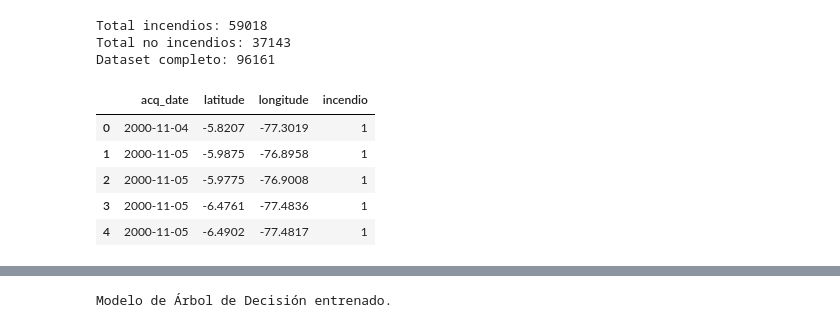
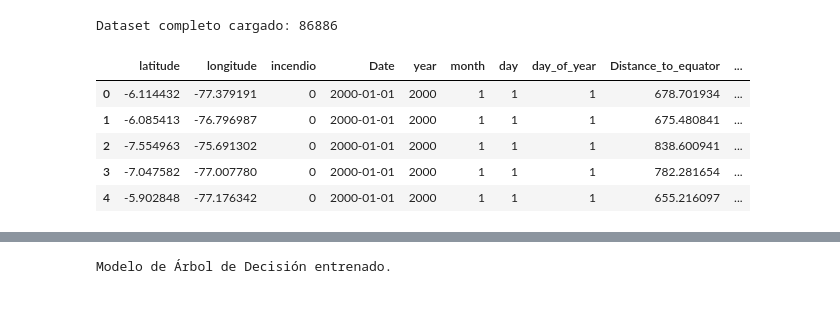
Before and after one commit to antoniozamora2002/Modelo-Machine-Learning-Para-Detectar-Incendios, a Jupyter notebook: Arbol-de-Decision-Model.ipynb, the cells around one changed output, grey strips where cells are left out. Drawn from its saved outputs; the diff is of its cells as text; code cells hidden in the pictures.

```diff
--- a/Arbol-de-Decision-Model.ipynb
+++ b/Arbol-de-Decision-Model.ipynb
@@ -10,76 +10,20 @@ import seaborn as sns
 import os
 import joblib
 # %%
-# Definir rangos de años
-years = range(2000, 2025)  # De 2000 a 2024 inclusive
-
-# Listas para acumular dataframes procesados
-modis_list = []
-no_incendios_list = []
-
-# Loop para cargar y procesar modis (incendios positivos)
-for year in years:
-    modis_file = f'Incendios/modis_{year}_Peru.csv'
-    if os.path.exists(modis_file):
-        modis_df_year = pd.read_csv(modis_file)
-
-        # Filtrar a región de San Martín
-        san_martin_modis_year = modis_df_year[
-            (modis_df_year['latitude'] >= -7.5) & (modis_df_year['latitude'] <= -5.5) &
-            (modis_df_year['longitude'] >= -77.5) & (modis_df_year['longitude'] <= -75.5)
-        ].copy() # <-- .copy() evita el warning
-
-        san_martin_modis_year['incendio'] = 1
-        san_martin_modis_year = san_martin_modis_year[['acq_date', 'latitude', 'longitude', 'incendio']]
-        modis_list.append(san_martin_modis_year)
-    else:
-        print(f"Archivo no encontrado: {modis_file}")
-
-# Loop para cargar y procesar no_incendios (negativos)
-for year in years:
-    no_incendios_file = f'NoIncendios/puntos_sin_incendio_sanmartin_{year}.csv'
-    if os.path.exists(no_incendios_file):
-        no_incendios_df_year = pd.read_csv(no_incendios_file)
-
-        # Parsear .geo para extraer lon y lat
-        no_incendios_df_year['longitude'] = no_incendios_df_year['.geo'].apply(lambda x: json.loads(x)['coordinates'][0])
-        no_incendios_df_year['latitude'] = no_incendios_df_year['.geo'].apply(lambda x: json.loads(x)['coordinates'][1])
-
-        # Filtrar a región de San Martín
-        no_incendios_df_year = no_incendios_df_year[
-            (no_incendios_df_year['latitude'] >= -7.5) &
-            (no_incendios_df_year['latitude'] <= -5.5) &
-            (no_incendios_df_year['longitude'] >= -77.5) &
-            (no_incendios_df_year['longitude'] <= -75.5)
-        ]
-
-        no_incendios_df_year['incendio'] = 0
-
-        no_incendios_df_year = no_incendios_df_year[['acq_date', 'latitude', 'longitude', 'incendio']]
-        no_incendios_list.append(no_incendios_df_year)
-    else:
-        print(f"Archivo no encontrado: {no_incendios_file}")
-
-# Combinar todos los dataframes
-all_modis = pd.concat(modis_list, ignore_index=True) if modis_list else pd.DataFrame()
-all_no_incendios = pd.concat(no_incendios_list, ignore_index=True) if no_incendios_list else pd.DataFrame()
-full_df = pd.concat([all_modis, all_no_incendios], ignore_index=True)
-
-# Ver totales
-print(f"Total incendios: {len(all_modis)}")
-print(f"Total no incendios: {len(all_no_incendios)}")
-print(f"Dataset completo: {len(full_df)}")
+full_df = pd.read_csv('dataset_maestro_completo.csv')
+full_df['acq_date'] = pd.to_datetime(full_df['Date'], errors='coerce')
+full_df = full_df.dropna(subset=['acq_date'])
+full_df = full_df.rename(columns={'target': 'incendio'})
+print(f"Dataset completo cargado: {len(full_df)}")
 full_df.head()
 # %% [output]
-Total incendios: 59018
-Total no incendios: 37143
-Dataset completo: 96161
+Dataset completo cargado: 86886
-|  | acq_date | latitude | longitude | incendio |
-| 0 | 2000-11-04 | -5.8207 | -77.3019 | 1 |
-| 1 | 2000-11-05 | -5.9875 | -76.8958 | 1 |
-| 2 | 2000-11-05 | -5.9775 | -76.9008 | 1 |
-| 3 | 2000-11-05 | -6.4761 | -77.4836 | 1 |
-| 4 | 2000-11-05 | -6.4902 | -77.4817 | 1 |
+|  | latitude | longitude | incendio | Date | year | month | day | day_of_year | Distance_to_equator | ... |
+| 0 | -6.114432 | -77.379191 | 0 | 2000-01-01 | 2000 | 1 | 1 | 1 | 678.701934 | ... |
+| 1 | -6.085413 | -76.796987 | 0 | 2000-01-01 | 2000 | 1 | 1 | 1 | 675.480841 | ... |
+| 2 | -7.554963 | -75.691302 | 0 | 2000-01-01 | 2000 | 1 | 1 | 1 | 838.600941 | ... |
+| 3 | -7.047582 | -77.007780 | 0 | 2000-01-01 | 2000 | 1 | 1 | 1 | 782.281654 | ... |
+| 4 | -5.902848 | -77.176342 | 0 | 2000-01-01 | 2000 | 1 | 1 | 1 | 655.216097 | ... |
 # %%
 # Convertir acq_date a datetime
 full_df['acq_date'] = pd.to_datetime(full_df['acq_date'], errors='coerce')
```
Also changed, not shown: parts of 4 cells of this notebook, 11 other files.
